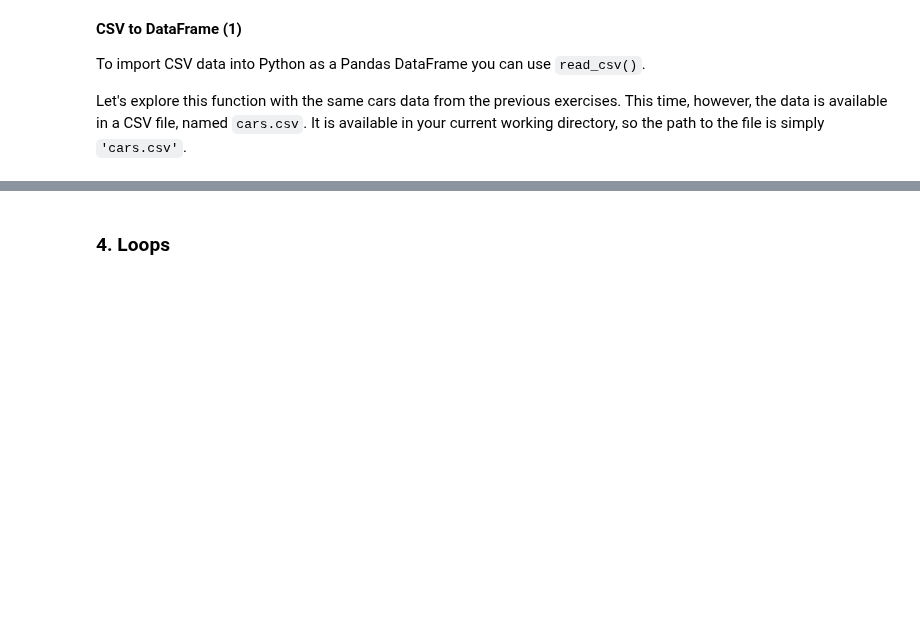
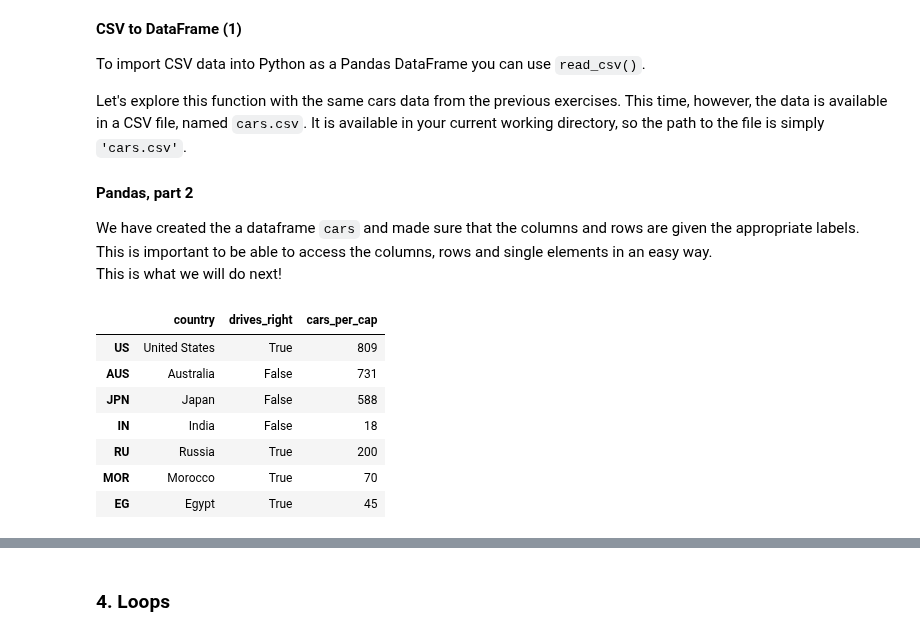
Before and after one commit to flyin01/dc, a Jupyter notebook: Intermediate_python.ipynb, the cells around one changed output, grey strips where cells are left out. Drawn from its saved outputs; the diff is of its cells as text; code cells hidden in the pictures; blank space fills up the shorter version.

Commit message:
completed pandas

```diff
--- a/Intermediate_python.ipynb
+++ b/Intermediate_python.ipynb
@@ -1296,3 +1296,20 @@ cars = pd.read_csv('cars.csv', index_col = 0)
 
 # Print out cars
 print(cars)
+# %% [markdown]
+**Pandas, part 2**
+
+We have created the a dataframe `cars` and made sure that the columns and rows are given the appropriate labels.
+This is important to be able to access the columns, rows and single elements in an easy way.
+This is what we will do next!
+# %%
+cars
+# %% [output]
+|  | country | drives_right | cars_per_cap |
+| US | United States | True | 809 |
+| AUS | Australia | False | 731 |
+| JPN | Japan | False | 588 |
+| IN | India | False | 18 |
+| RU | Russia | True | 200 |
+| MOR | Morocco | True | 70 |
+| EG | Egypt | True | 45 |
```
Also changed, not shown: parts of 43 cells of this notebook.
